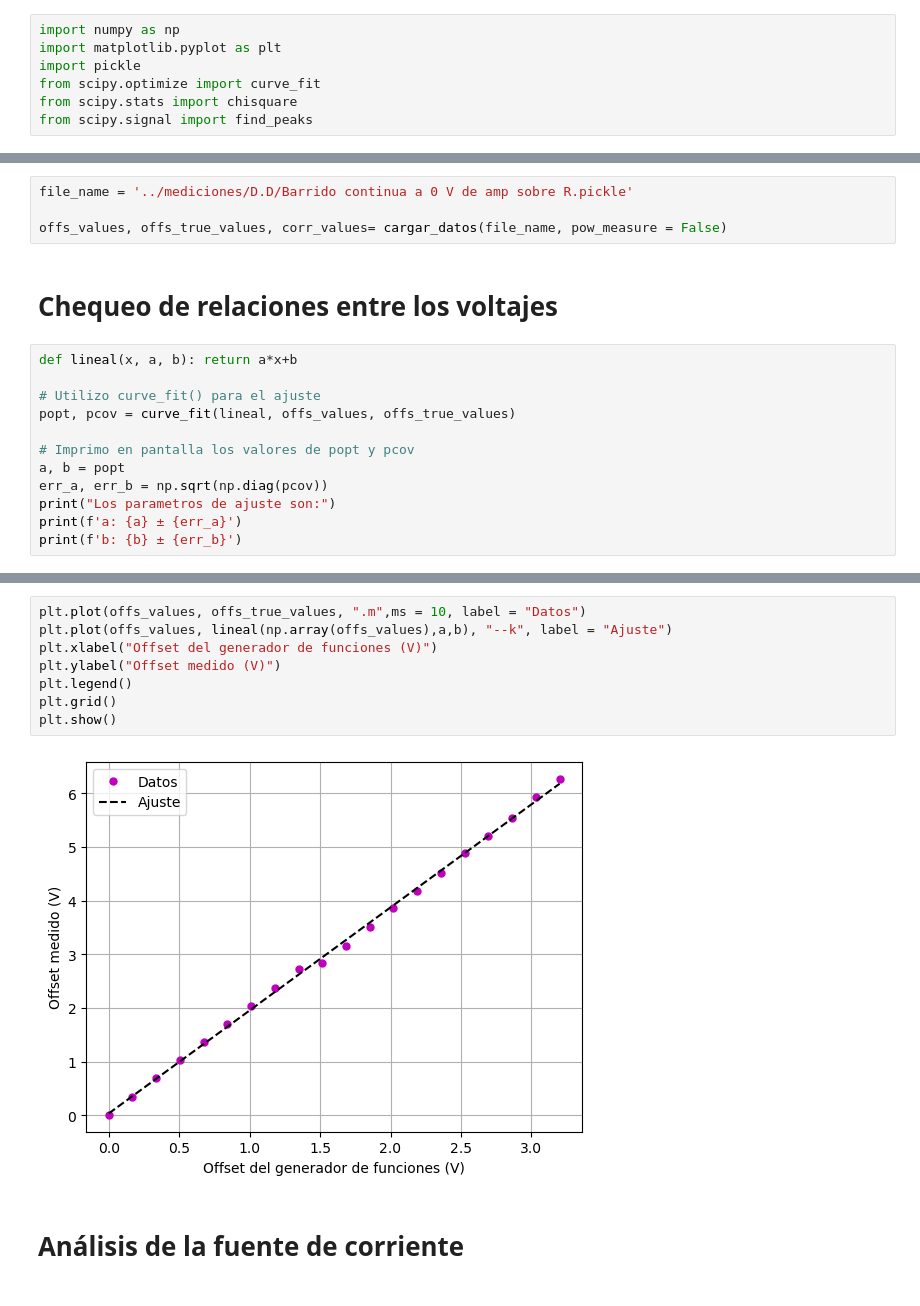
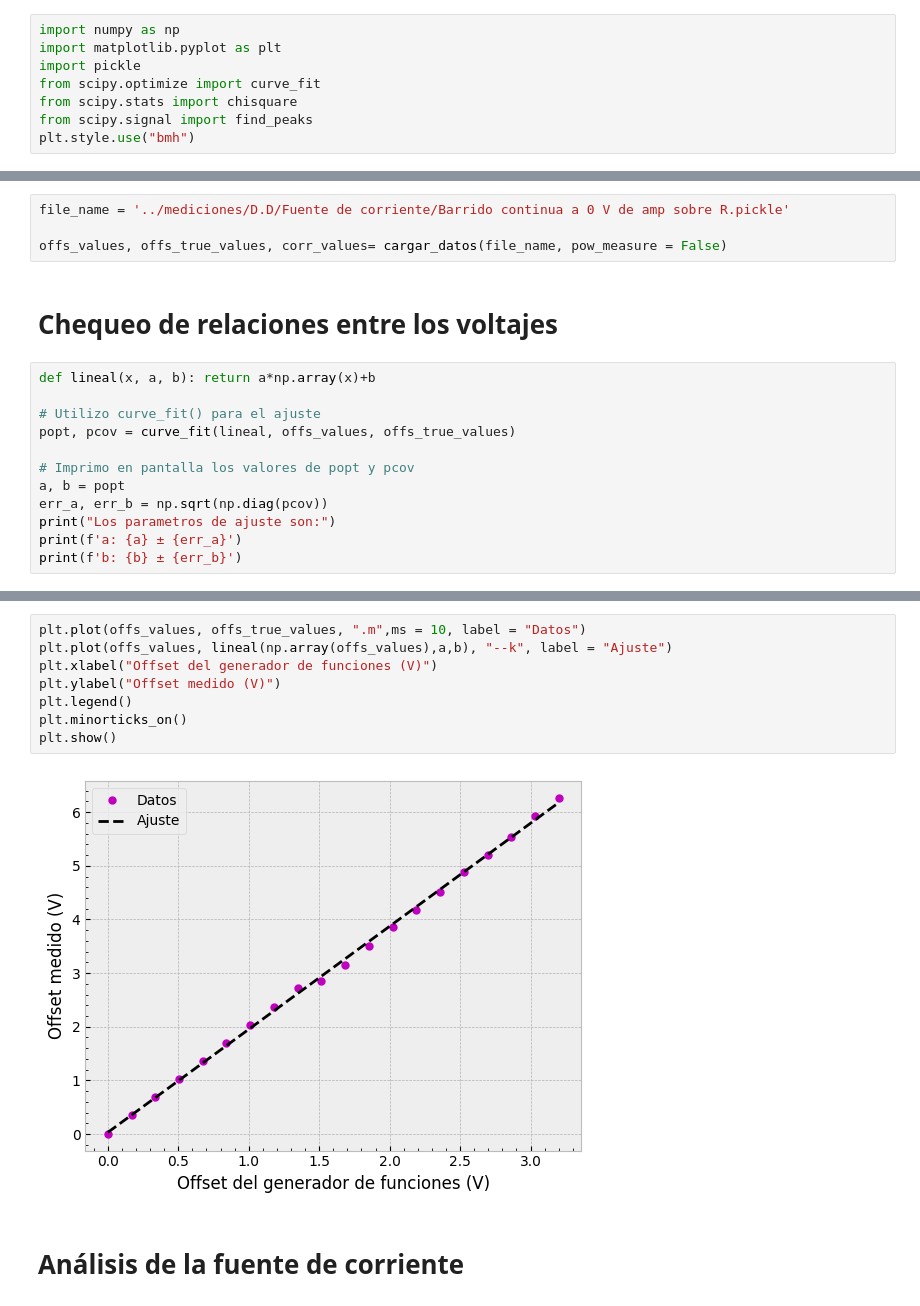
Before and after one commit to DelManuel/Magnetometro-optico, a Jupyter notebook: códigos/analisis_fuente_de_corriente.ipynb, the cells around one changed output, grey strips where cells are left out. Saved outputs shown, nothing was run; the diff lists cells and outputs as text.

```diff
--- a/códigos/analisis_fuente_de_corriente.ipynb
+++ b/códigos/analisis_fuente_de_corriente.ipynb
@@ -5,6 +5,7 @@ import pickle
 from scipy.optimize import curve_fit
 from scipy.stats import chisquare
 from scipy.signal import find_peaks
+plt.style.use("bmh")
 # %%
 def cargar_datos(file_name : str, pow_measure = False) -> list:
 
@@ -32,13 +33,13 @@ def cargar_datos(file_name : str, pow_measure = False) -> list:
         lista_mediciones.append(POW_var_values)
     return lista_mediciones
 # %%
-file_name = '../mediciones/D.D/Barrido continua a 0 V de amp sobre R.pickle'
+file_name = '../mediciones/D.D/Fuente de corriente/Barrido continua a 0 V de amp sobre R.pickle'
 
 offs_values, offs_true_values, corr_values= cargar_datos(file_name, pow_measure = False)
 # %% [markdown]
 # Chequeo de relaciones entre los voltajes
 # %%
-def lineal(x, a, b): return a*x+b
+def lineal(x, a, b): return a*np.array(x)+b
 
 # Utilizo curve_fit() para el ajuste
 popt, pcov = curve_fit(lineal, offs_values, offs_true_values)
@@ -56,13 +57,13 @@ b: 0.03132405995631227 ± 0.0275215256829412
 # %%
 plt.plot(offs_values, offs_true_values, ".m",ms = 10, label = "Datos")
 plt.plot(offs_values, lineal(np.array(offs_values),a,b), "--k", label = "Ajuste")
 plt.xlabel("Offset del generador de funciones (V)")
 plt.ylabel("Offset medido (V)")
 plt.legend()
-plt.grid()
+plt.minorticks_on()
 plt.show()
 # %% [output]
-[figure, old version]
+[figure, new version]
 # %% [markdown]
 # Análisis de la fuente de corriente
 # %%
```
Also changed, not shown: parts of 28 cells of this notebook, 7 other files.
